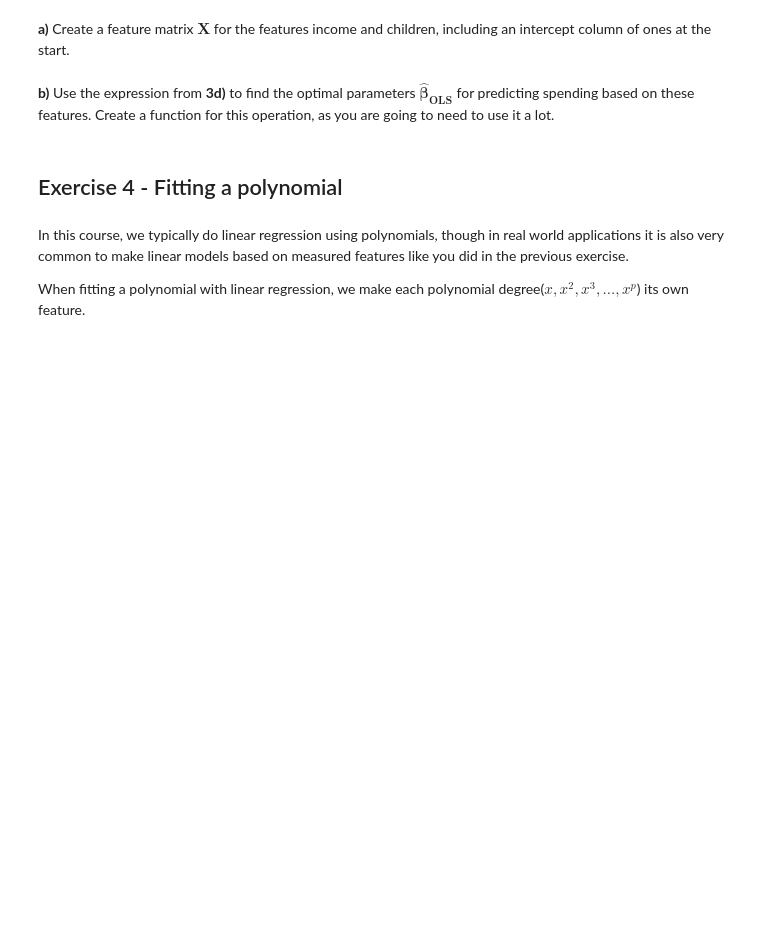
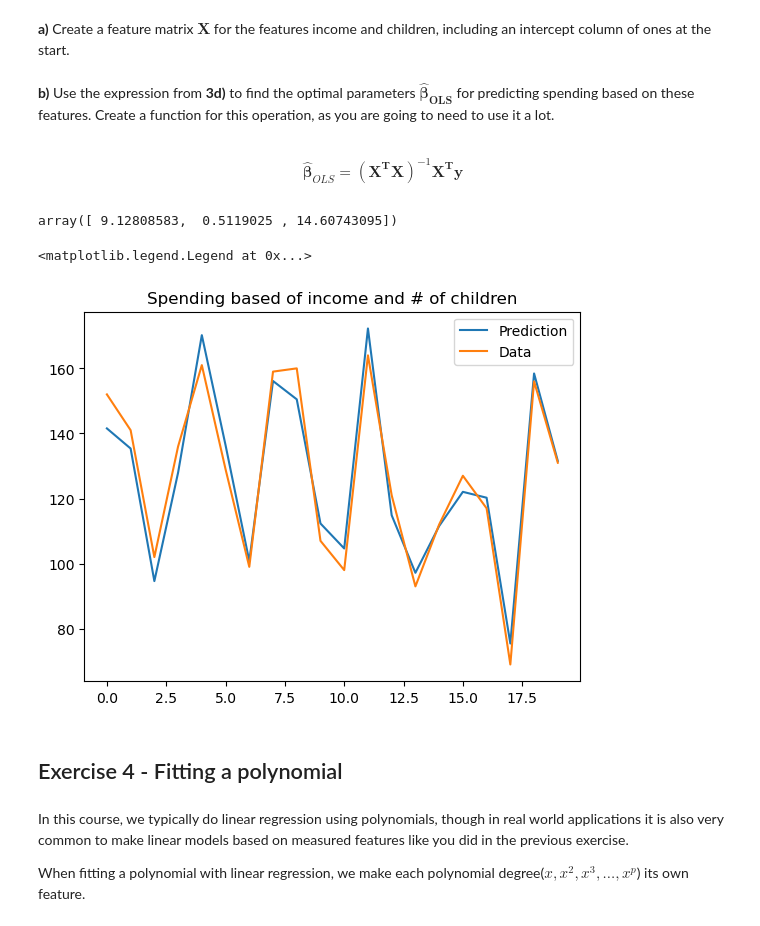
Before and after one commit to kjes4pres/FYS-STK4155, a Jupyter notebook: exercises/week35.ipynb, the cells around one changed output. Saved outputs shown, nothing was run; the diff lists cells and outputs as text; code cells hidden in the pictures; blank space fills up the shorter version.

```diff
--- a/exercises/week35.ipynb
+++ b/exercises/week35.ipynb
@@ -194,16 +195,37 @@ spending = np.array([152., 141., 102., 136., 161., 129.,  99., 159., 160., 107.,
 **a)** Create a feature matrix $\boldsymbol{X}$ for the features income and children, including an intercept column of ones at the start.
 # %%
 X = np.zeros((n, 3))
-#X[:, 0] = ...
-#X[:, 1] = ...
-#X[:, 2] = ...y
+X[:, 0] = 1
+X[:, 1] = income
+X[:, 2] = children
 # %% [markdown]
 **b)** Use the expression from **3d)** to find the optimal parameters $\boldsymbol{\hat{\beta}_{OLS}}$ for predicting spending based on these features. Create a function for this operation, as you are going to need to use it a lot.
+# %% [markdown]
+$$
+\boldsymbol{\hat{\beta}}_{OLS}  = (\boldsymbol{X^T X})^{-1}\boldsymbol{X^T}\boldsymbol{y}
+$$
 # %%
 def OLS_parameters(X, y):
-    return ...
+    X_T = np.transpose(X)
+    X_T_X = X_T @ X
 
-#beta = OLS_parameters(X, y)
+    return np.linalg.inv(X_T_X) @ X_T @ y
+
+beta = OLS_parameters(X, spending)
+# %%
+beta
+# %% [output]
+array([ 9.12808583,  0.5119025 , 14.60743095])
+# %%
+predict = X @ beta
+# %%
+plt.plot(predict, label='Prediction')
+plt.plot(spending, label='Data')
+plt.title('Spending based of income and # of children')
+plt.legend()
+# %% [output]
+<matplotlib.legend.Legend at 0x...>
+[figure, added]
 # %% [markdown]
 ## Exercise 4 - Fitting a polynomial
 # %% [markdown]
```
Also changed, not shown: parts of 18 cells of this notebook.
